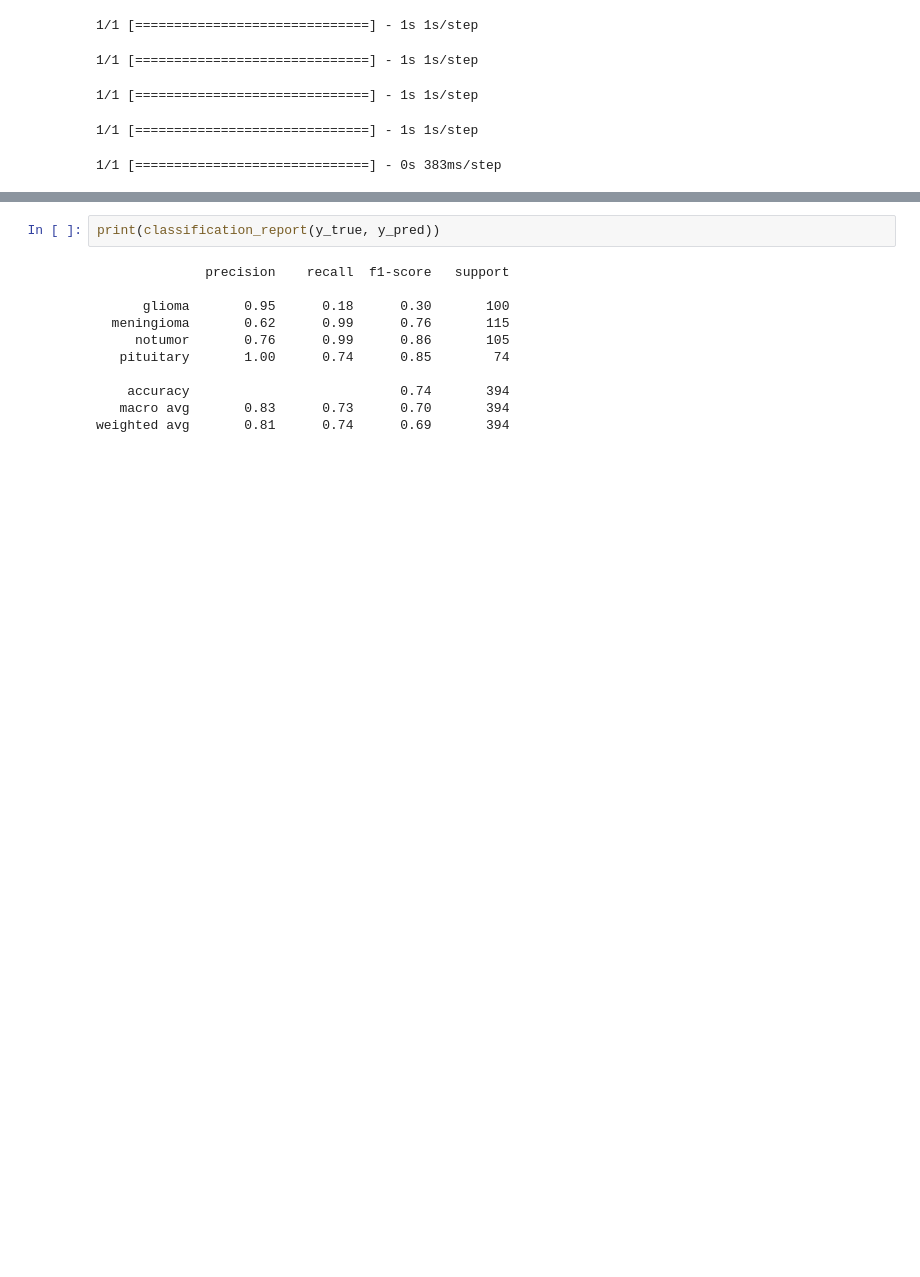
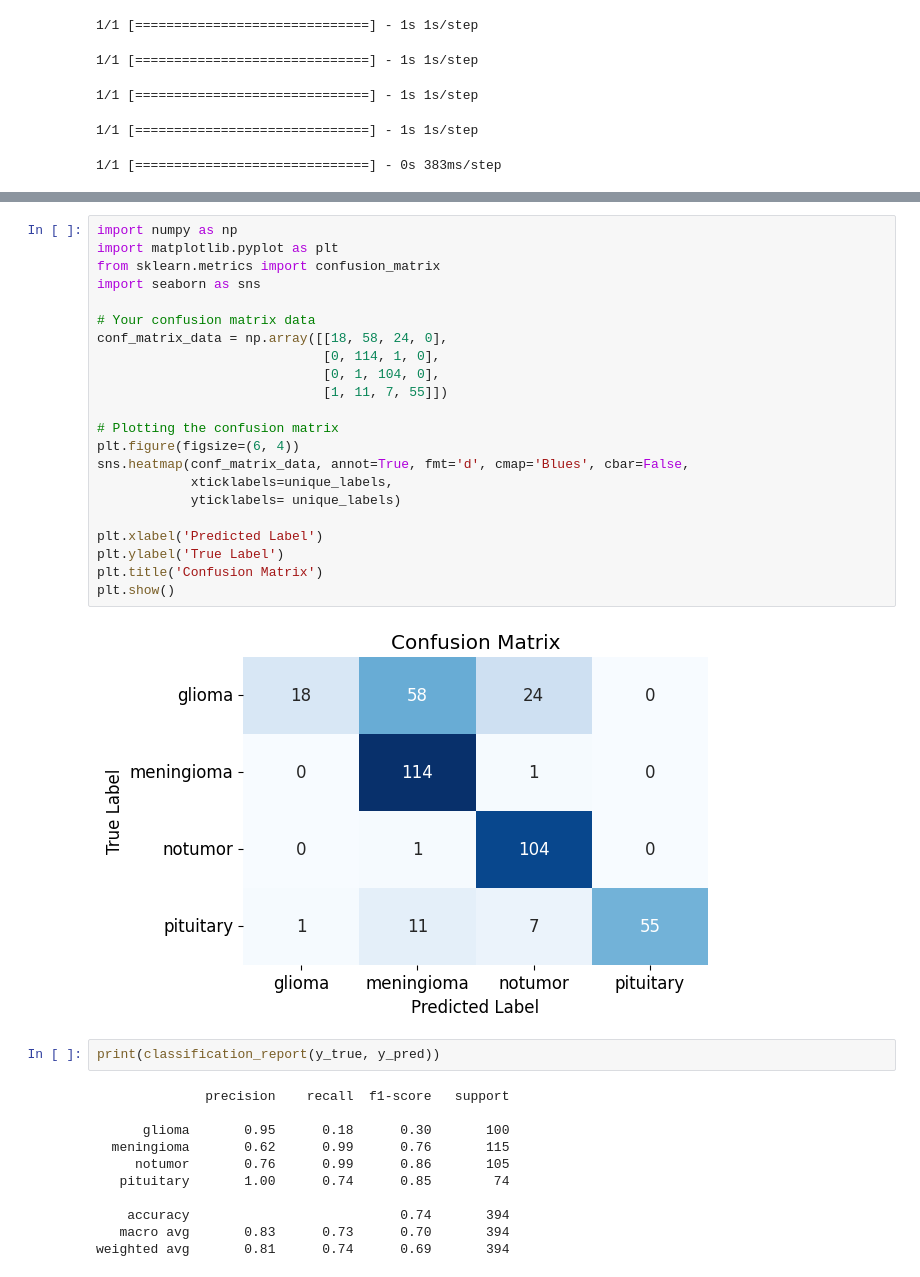
Before and after one commit to 87tana/ImageObjectClassification_NetworkComparison, a Jupyter notebook: Brain_Tumor_Classification.ipynb, the cells around one changed output, grey strips where cells are left out. Saved outputs shown, nothing was run; the diff lists cells and outputs as text; blank space fills up the shorter version.

```diff
--- a/Brain_Tumor_Classification.ipynb
+++ b/Brain_Tumor_Classification.ipynb
@@ -340,3 +352,27 @@ for x,y in tqdm(datagen(test_paths, test_labels, batch_size=batch_size, epochs=1
+# %%
+import numpy as np
+import matplotlib.pyplot as plt
+from sklearn.metrics import confusion_matrix
+import seaborn as sns
+
+# Your confusion matrix data
+conf_matrix_data = np.array([[18, 58, 24, 0],
+                             [0, 114, 1, 0],
+                             [0, 1, 104, 0],
+                             [1, 11, 7, 55]])
+
+# Plotting the confusion matrix
+plt.figure(figsize=(6, 4))
+sns.heatmap(conf_matrix_data, annot=True, fmt='d', cmap='Blues', cbar=False,
+            xticklabels=unique_labels,
+            yticklabels= unique_labels)
+
+plt.xlabel('Predicted Label')
+plt.ylabel('True Label')
+plt.title('Confusion Matrix')
+plt.show()
+# %% [output]
+[figure, added]
 # %%
 print(classification_report(y_true, y_pred))
 # %% [output]
```
Also changed, not shown: parts of 12 cells of this notebook.
